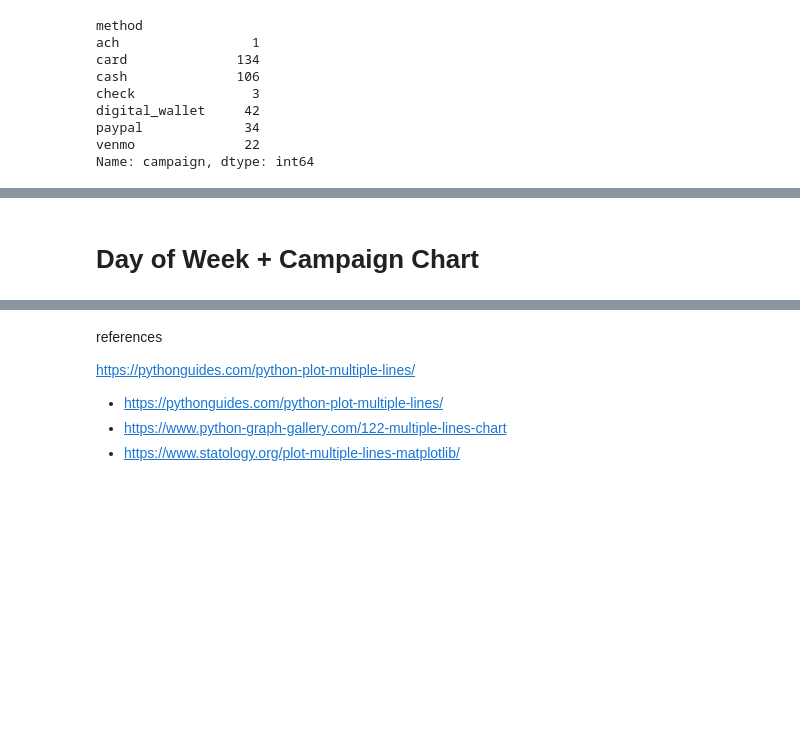
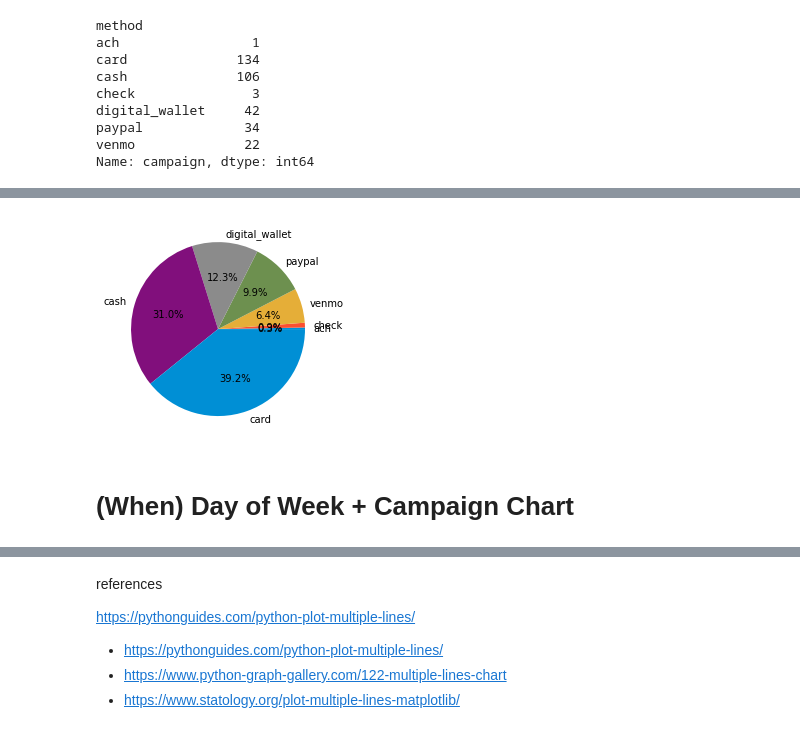
Before and after one commit to wcrowley342/Donordata, a Jupyter notebook: Donation_Data_Analysis.ipynb, the cells around one changed output, grey strips where cells are left out. Saved outputs shown, nothing was run; the diff lists cells and outputs as text; code cells hidden in the pictures; blank space fills up the shorter version.

```diff
--- a/Donation_Data_Analysis.ipynb
+++ b/Donation_Data_Analysis.ipynb
@@ -556,2 +612,8 @@ Name: campaign, dtype: int64
+# %%
+plt.pie(method_counts, labels = method_labels, autopct='%1.1f%%')
+#plt.legend()
+plt.show()
+# %% [output]
+[figure, added]
 # %% [markdown]
-# Day of Week + Campaign Chart
+# (When) Day of Week + Campaign Chart
```
Also changed, not shown: parts of 10 cells of this notebook.
